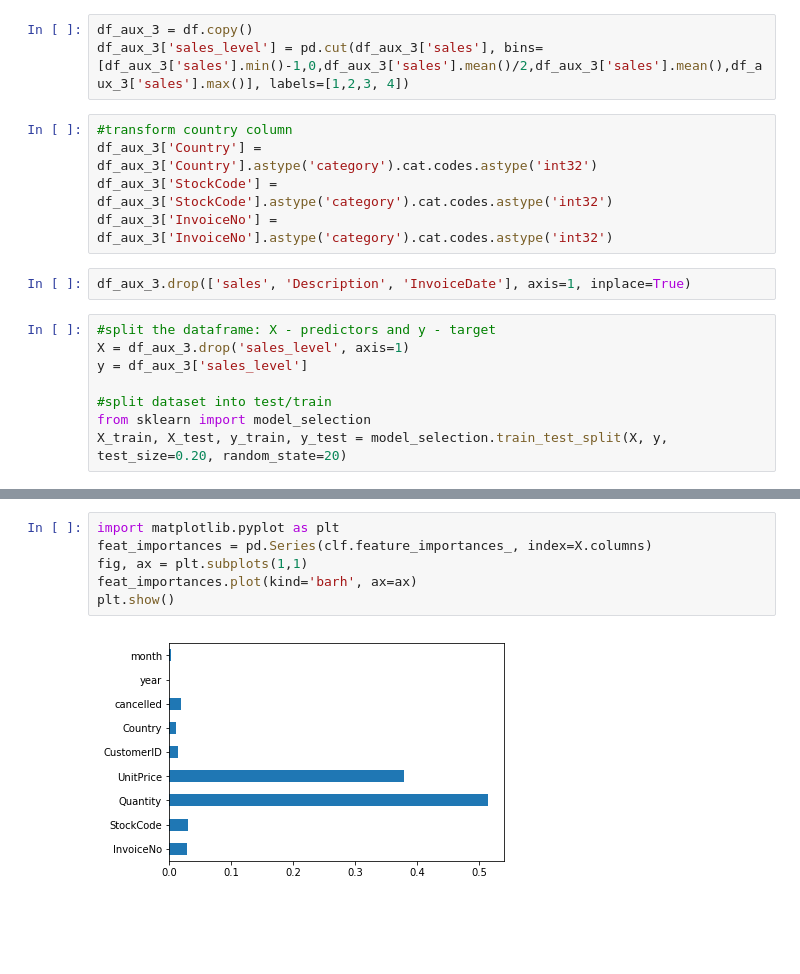
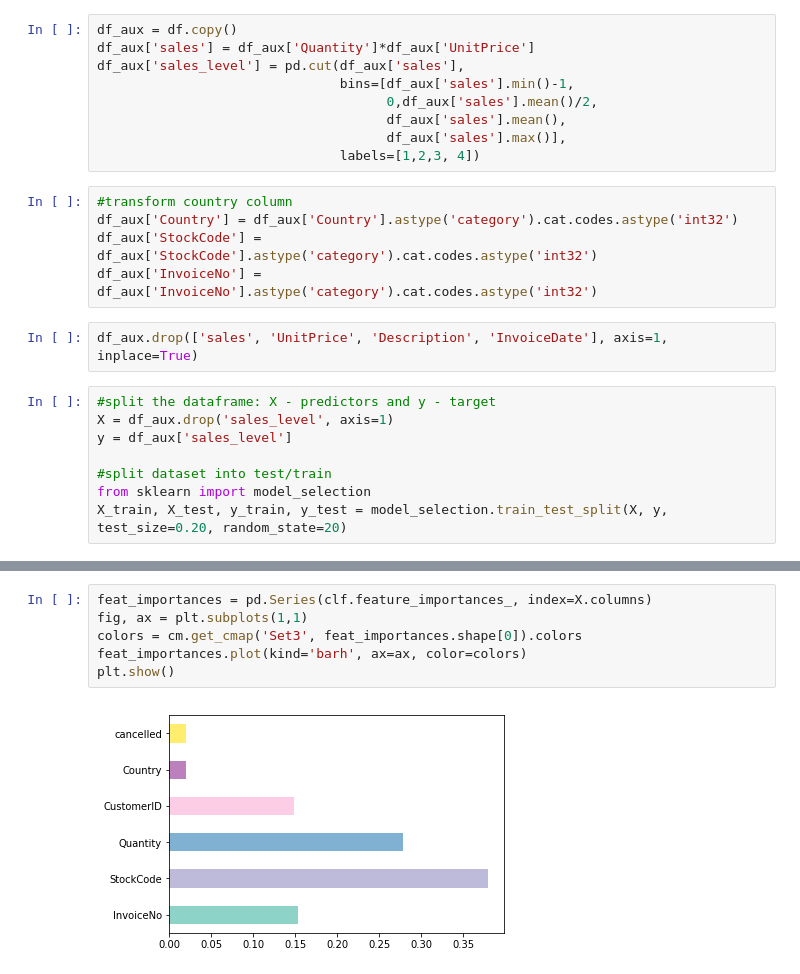
Before and after one commit to rootstrap/datasciene-ecommerce, a Jupyter notebook: classification.ipynb, the cells around one changed output, grey strips where cells are left out. Saved outputs shown, nothing was run; the diff lists cells and outputs as text; blank space fills up the shorter version.

```diff
--- a/classification.ipynb
+++ b/classification.ipynb
@@ -11,17 +27,23 @@ df.head(10)
 # %%
-df_aux_3 = df.copy()
-df_aux_3['sales_level'] = pd.cut(df_aux_3['sales'], bins=[df_aux_3['sales'].min()-1,0,df_aux_3['sales'].mean()/2,df_aux_3['sales'].mean(),df_aux_3['sales'].max()], labels=[1,2,3, 4])
+df_aux = df.copy()
+df_aux['sales'] = df_aux['Quantity']*df_aux['UnitPrice']
+df_aux['sales_level'] = pd.cut(df_aux['sales'],
+                               bins=[df_aux['sales'].min()-1,
+                                     0,df_aux['sales'].mean()/2,
+                                     df_aux['sales'].mean(),
+                                     df_aux['sales'].max()],
+                               labels=[1,2,3, 4])
 # %%
 #transform country column
-df_aux_3['Country'] = df_aux_3['Country'].astype('category').cat.codes.astype('int32')
-df_aux_3['StockCode'] = df_aux_3['StockCode'].astype('category').cat.codes.astype('int32')
-df_aux_3['InvoiceNo'] = df_aux_3['InvoiceNo'].astype('category').cat.codes.astype('int32')
+df_aux['Country'] = df_aux['Country'].astype('category').cat.codes.astype('int32')
+df_aux['StockCode'] = df_aux['StockCode'].astype('category').cat.codes.astype('int32')
+df_aux['InvoiceNo'] = df_aux['InvoiceNo'].astype('category').cat.codes.astype('int32')
 # %%
-df_aux_3.drop(['sales', 'Description', 'InvoiceDate'], axis=1, inplace=True)
+df_aux.drop(['sales', 'UnitPrice', 'Description', 'InvoiceDate'], axis=1, inplace=True)
 # %%
 #split the dataframe: X - predictors and y - target
-X = df_aux_3.drop('sales_level', axis=1)
-y = df_aux_3['sales_level']
+X = df_aux.drop('sales_level', axis=1)
+y = df_aux['sales_level']
 
 #split dataset into test/train
 from sklearn import model_selection
@@ -47,8 +69,8 @@ Score: 0.9996927463559718
 # %%
-import matplotlib.pyplot as plt
 feat_importances = pd.Series(clf.feature_importances_, index=X.columns)
 fig, ax = plt.subplots(1,1)
-feat_importances.plot(kind='barh', ax=ax)
+colors = cm.get_cmap('Set3', feat_importances.shape[0]).colors
+feat_importances.plot(kind='barh', ax=ax, color=colors)
 plt.show()
 # %% [output]
-[figure, old version]
+[figure, new version]
```
Also changed, not shown: parts of 4 cells of this notebook, 6 other files.
